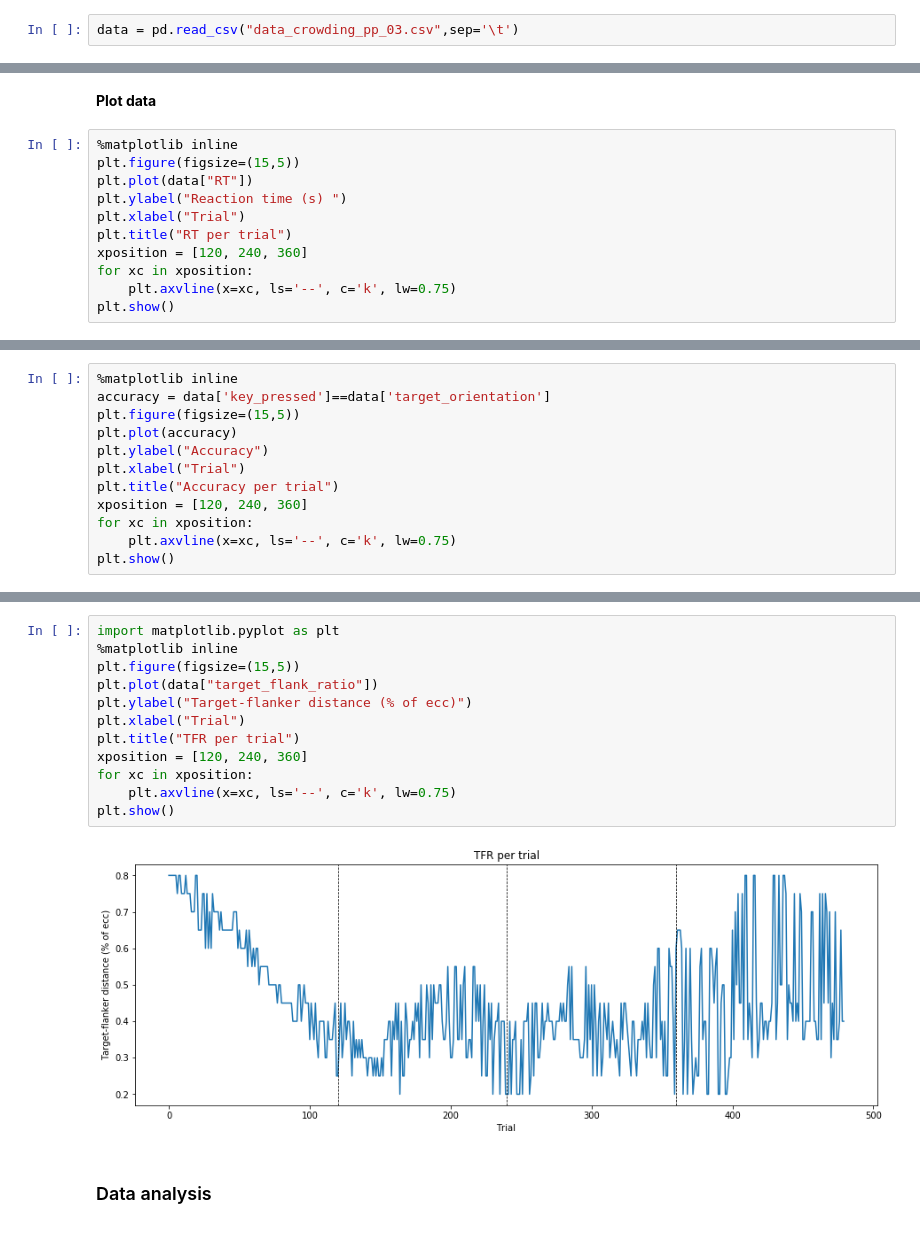
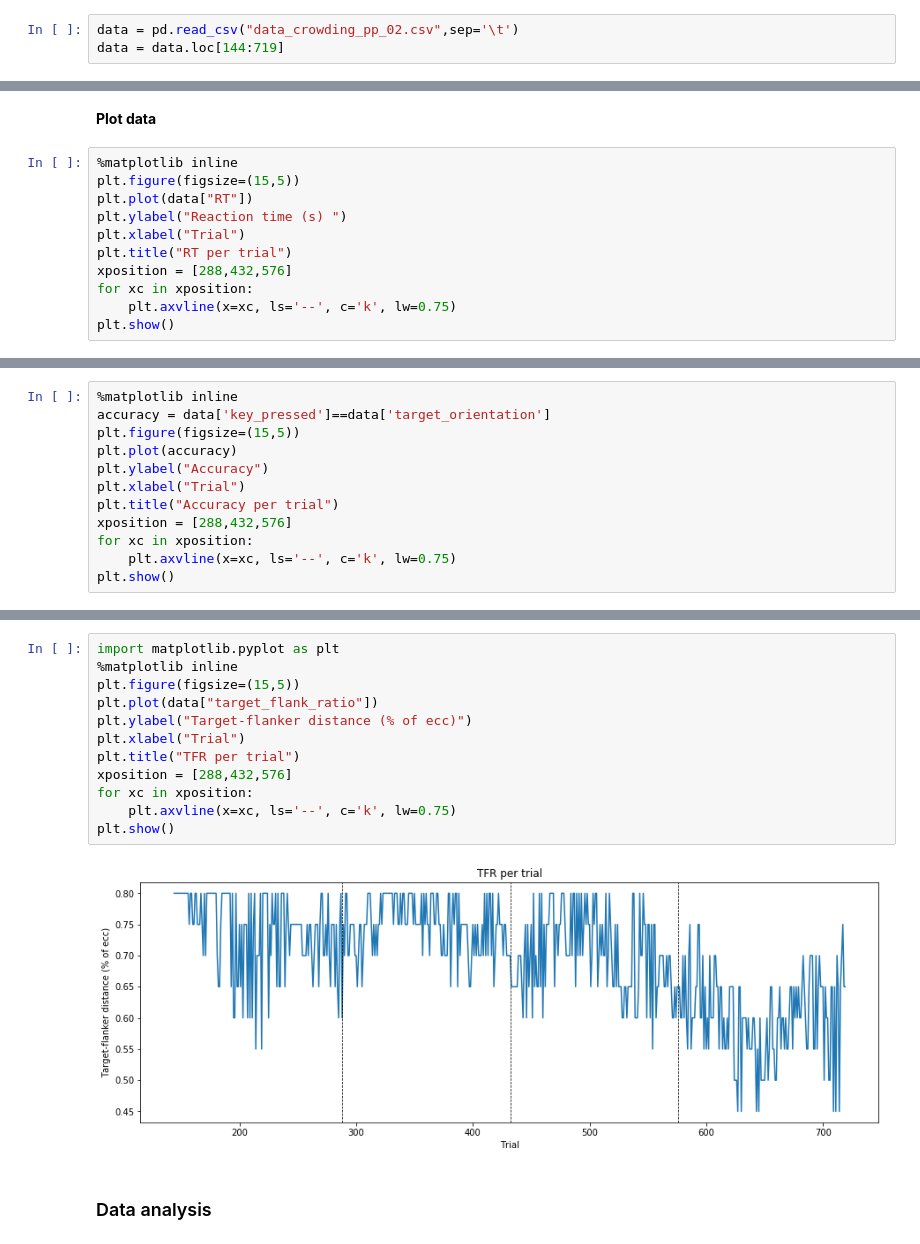
Before and after one commit to iverissimo/Crowding, a Jupyter notebook: Data analysis Prepiloting.ipynb, the cells around one changed output, grey strips where cells are left out. Saved outputs shown, nothing was run; the diff lists cells and outputs as text.

```diff
--- a/Data analysis Prepiloting.ipynb
+++ b/Data analysis Prepiloting.ipynb
@@ -16,7 +14,8 @@ os.getcwd()
 # %% [markdown]
 **Read data**
 # %%
-data = pd.read_csv("data_crowding_pp_03.csv",sep='\t')
+data = pd.read_csv("data_crowding_pp_02.csv",sep='\t')
+data = data.loc[144:719]
 # %% [markdown]
 **Show data**
 # %%
@@ -49,7 +48,7 @@ plt.plot(data["RT"])
 plt.ylabel("Reaction time (s) ")
 plt.xlabel("Trial")
 plt.title("RT per trial")
-xposition = [120, 240, 360]
+xposition = [288,432,576]
 for xc in xposition:
     plt.axvline(x=xc, ls='--', c='k', lw=0.75)
 plt.show()
@@ -63,7 +62,7 @@ plt.plot(accuracy)
 plt.ylabel("Accuracy")
 plt.xlabel("Trial")
 plt.title("Accuracy per trial")
-xposition = [120, 240, 360]
+xposition = [288,432,576]
 for xc in xposition:
     plt.axvline(x=xc, ls='--', c='k', lw=0.75)
 plt.show()
@@ -72,17 +71,17 @@ plt.show()
 # %%
 import matplotlib.pyplot as plt
 %matplotlib inline
 plt.figure(figsize=(15,5))
 plt.plot(data["target_flank_ratio"])
 plt.ylabel("Target-flanker distance (% of ecc)")
 plt.xlabel("Trial")
 plt.title("TFR per trial")
-xposition = [120, 240, 360]
+xposition = [288,432,576]
 for xc in xposition:
     plt.axvline(x=xc, ls='--', c='k', lw=0.75)
 plt.show()
 # %% [output]
-[figure, old version]
+[figure, new version]
 # %% [markdown]
 ### Data analysis
 # %%
```
Also changed, not shown: parts of 18 cells of this notebook.
